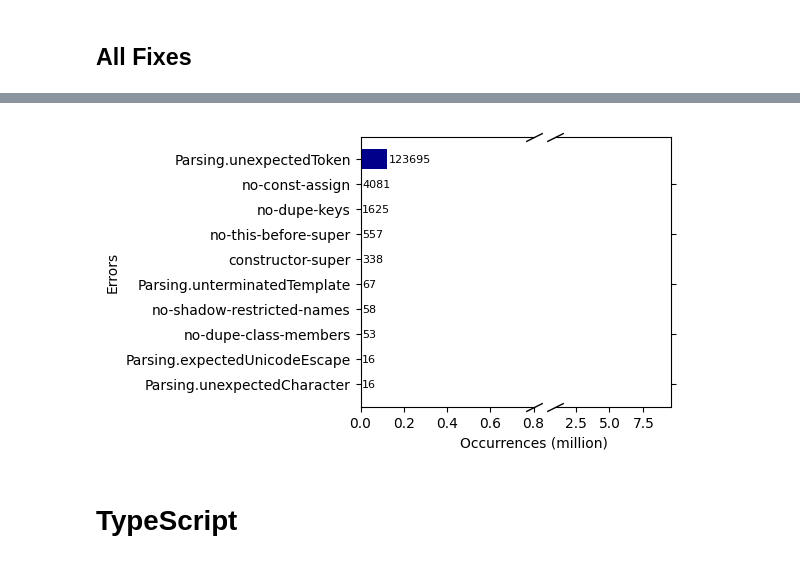
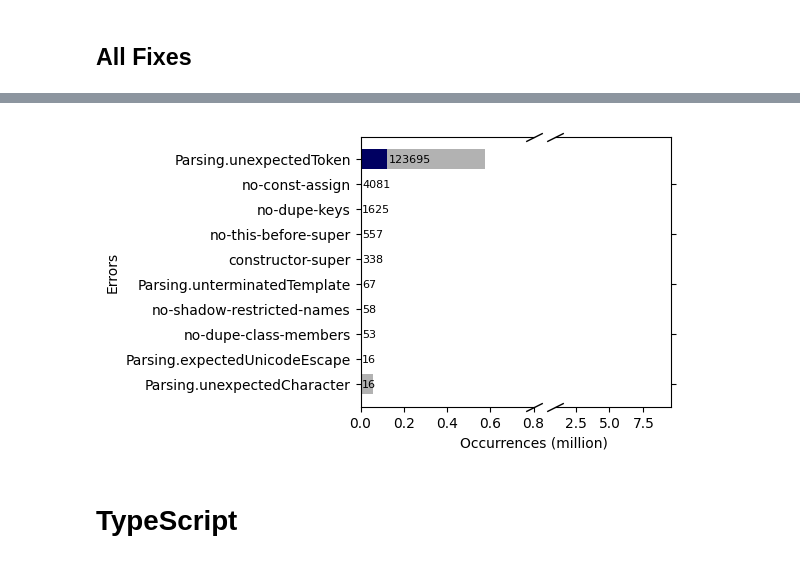
Before and after one commit to Brittany-Reid/node_code_correction, a Jupyter notebook: analysis/analysis.ipynb, the cells around one changed output, grey strips where cells are left out. Drawn from its saved outputs; the diff is of its cells as text; code cells hidden in the pictures.

```diff
--- a/analysis/analysis.ipynb
+++ b/analysis/analysis.ipynb
@@ -13,12 +13,14 @@ error_labels = {
     "Cannot find name 'clone'. Did you mean 'close'?" : "Cannot find name (suggestion).",
     "Cannot find name 'requires'. Did you mean 'require'?" : "Cannot find name (suggestion).",
     "Cannot find name 'One'. Did you mean 'one'?": "Cannot find name (suggestion).",
+    "Cannot find name '$DOMAIN'. Did you mean 'DOMAIN'?": "Cannot find name (suggestion).",
     "Cannot use JSX unless the '--jsx' flag is provided." : "JSX",
     "Left side of comma operator is unused and has no side effects." : "Left side comma operator unused",
     "Type annotations can only be used in TypeScript files." : "Type annotations",
     "A 'return' statement can only be used within a function body.": "Return outside function",
     "Property 'setState' does not exist on type 'UnicornEditor'.": "Property doesn't exist on type",
     "Property 'returns' does not exist on type '(arg0: any) => void'." : "Property doesn't exist on type", #first error message the values r specific
+    "Property 'log' does not exist on type '(arg0: any) => void'." : "Property doesn't exist on type", #first error message the values r specific
     "Top-level 'await' expressions are only allowed when the 'module' option is set to 'es2022' 'esnext' 'system' 'node16' or 'nodenext' and the 'target' option is set to 'es2017' or higher.": "Top level await",
     "Cannot find name 'it'. Do you need to install type definitions for a test runner? Try `npm i --save-dev @types/jest` or `npm i --save-dev @types/mocha` and then add 'jest' or 'mocha' to the types field in your tsconfig.": "Cannot find name (it).",
     "Parsing error: Unexpected token": "Parsing.unexpectedToken",
@@ -57,10 +59,14 @@ def top10Errors(df, column, label="Occurrences (million)", title="Common Error T
     top10_df = df.nlargest(10, [column]).iloc[::-1]
     top10_df2 = None
     if(isinstance(df2, DataFrame)):
+        index = "CODE"
         # get the same values
-        keys = list(top10_df["CODE"])
-        top10_df2 = df2[df2["CODE"].isin(keys)].iloc[::-1]
-        top10_df2 = top10_df2.set_index("CODE")
+        keys = list(top10_df[index])
+        if None in keys:
+            index = "ERROR"
+            keys = list(top10_df[index])
+        top10_df2 = df2[df2[index].isin(keys)].iloc[::-1]
+        top10_df2 = top10_df2.set_index(index)
         top10_df2 = top10_df2.reindex(keys)
         top10_df2 = top10_df2.reset_index()
 
@@ -69,9 +75,9 @@ def top10Errors(df, column, label="Occurrences (million)", title="Common Error T
     fig.set_size_inches(4, fig_height)
 
     ax1.barh(getLabels(top10_df["ERROR"]), top10_df[column], color=color)
-    if(isinstance(df2, DataFrame)): ax1.barh(getLabels(top10_df2["ERROR"]), top10_df2[column], color=(0,0,0,0.3), hatch="//")
+    if(isinstance(df2, DataFrame)): ax1.barh(getLabels(top10_df2["ERROR"]), top10_df2[column], color=(0,0,0,0.3))
     ax = ax2.barh(range(0, 10), top10_df[column], color=color)
-    if(isinstance(df2, DataFrame)): ax2.barh(range(0, 10), top10_df2[column], color=(0,0,0,0.3), hatch="//")
+    if(isinstance(df2, DataFrame)): ax2.barh(range(0, 10), top10_df2[column], color=(0,0,0,0.3))
 
     fig.subplots_adjust(wspace=0.15)
 
@@ -321,6 +329,7 @@ Parsing Error Percent: 2211/757983 (0.002916951963302607)
 # %% [markdown]
 ### Top 10
 # %%
+es_errors_df_before = errors_df
 top10Errors(errors_df, "NUM OCCURANCES", saveas="eslint-commonErrorTypes", xlim=700000,
     format = lambda x, p: format(int(x/100000), ','),
     title="Most Common ESLint Errors",
@@ -381,10 +390,11 @@ Snippets No Error Non-Empty 328949/628741(0.5231868130120352)
 # %%
 top10Errors(af_errors_df, "NUM OCCURANCES", saveas="eslint-commonErrorTypesDeletion", xlim=700000,
     format = lambda x, p: format(int(x/100000), ','),
     title = "Most Common ESLint Errors After Fixes",
-    color = "ncq")
+    color = "ncq",
+    df2=es_errors_df_before)
 # %% [output]
-[figure, old version]
+[figure, new version]
 # %% [markdown]
 # TypeScript
 # %% [markdown]
```
Also changed, not shown: parts of 12 cells of this notebook, 8 other files.
